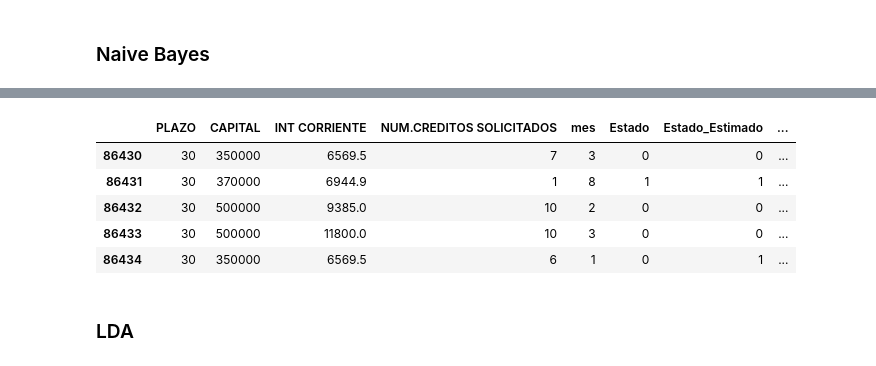
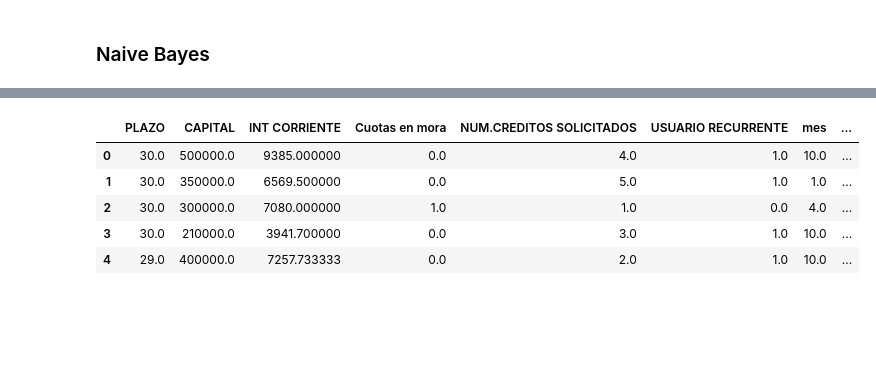
Before and after one commit to josemgoji/Entrega-Final, a Jupyter notebook: datalab/Modelos_NB_LDA.ipynb, the cells around one changed output, grey strips where cells are left out. Saved outputs shown, nothing was run; the diff lists cells and outputs as text; code cells hidden in the pictures; blank space fills up the shorter version.

Commit message:
:hammer: Update notebook modelos y eliminacion del balanceo en el notebook de Seleccion de caracteristicas

```diff
--- a/datalab/Modelos_NB_LDA.ipynb
+++ b/datalab/Modelos_NB_LDA.ipynb
@@ -166,5 +246,24 @@ def M_Naive_bayesTrain(X,y):
+# %%
+def modelo(df,target_col,model):
+
+    X = df.drop(columns=[target_col])
+    X = StandardScaler().fit_transform(X)
+    y = df[target_col]
+
+    ros = RandomOverSampler(random_state=0)
+    X, y = ros.fit_resample(X, y)
+
+    model.fit(X, y)
+
+    return model
 # %%
-def M_Naive_bayes(X, y, model):
+def graficas(df, target_col, model):
+
+    scaler = StandardScaler()
+    X = df.drop(columns=[target_col])
+    columns = X.columns
+    X = scaler.fit_transform(X)
+    y = df[target_col]
 
     y_pred = model.predict(X)
     y_proba = model.predict_proba(X)[:, 1]
@@ -176,22 +275,21 @@ def M_Naive_bayes(X, y, model):
     P_train_nb = model.predict(X)
     P_test_nb = model.predict(X)
 
-    fig, axs = plt.subplots(1, 3, figsize=(18, 6))
+    fig, axs = plt.subplots(1, 2, figsize=(18, 6))
 
     disp = ConfusionMatrixDisplay.from_estimator(model, X, y, normalize='true', xticks_rotation='vertical', ax=axs[0])
     axs[0].set_title('Train Data')
 
-    disp = ConfusionMatrixDisplay.from_estimator(model, X, y, normalize='true', xticks_rotation='vertical', ax=axs[1])
-    axs[1].set_title('Test Data')
-
-    plot_lift_curve(y, y_proba, ax=axs[2])
+    plot_lift_curve(y, y_proba, ax=axs[1])
 
     fig.subplots_adjust(wspace=0.3)
     plt.tight_layout()
     plt.show()
 
-    X['Estado'] = y
-    X['Estado_Estimado'] = y_pred
-    X['Probabilidad'] = np.round(y_proba * 100,2)
+    df = pd.DataFrame(scaler.inverse_transform(X), columns=columns)
 
-    return X
+    df['Estado'] = y
+    df['Estado_Estimado'] = y_pred
+    df['Probabilidad'] = np.round(y_proba * 100,2)
+
+    return df
@@ -213,0 +316,4 @@ weighted avg       0.77      0.71      0.71     21609
+# %%
+Modelo2 = modelo(df_credit_info,'mora',logistic_regression)
+# %%
+df_final2 = graficas (df_credit_info,'mora', model = Modelo2)
@@ -214,11 +332,9 @@ weighted avg       0.77      0.71      0.71     21609
 # %%
-df_final.head()
+df_final2.head()
 # %% [output]
-|  | PLAZO | CAPITAL | INT CORRIENTE | NUM.CREDITOS SOLICITADOS | mes | Estado | Estado_Estimado | ... |
-| 86430 | 30 | 350000 | 6569.5 | 7 | 3 | 0 | 0 | ... |
-| 86431 | 30 | 370000 | 6944.9 | 1 | 8 | 1 | 1 | ... |
-| 86432 | 30 | 500000 | 9385.0 | 10 | 2 | 0 | 0 | ... |
-| 86433 | 30 | 500000 | 11800.0 | 10 | 3 | 0 | 0 | ... |
-| 86434 | 30 | 350000 | 6569.5 | 6 | 1 | 0 | 1 | ... |
+|  | PLAZO | CAPITAL | INT CORRIENTE | Cuotas en mora | NUM.CREDITOS SOLICITADOS | USUARIO RECURRENTE | mes | ... |
+| 0 | 30.0 | 500000.0 | 9385.000000 | 0.0 | 4.0 | 1.0 | 10.0 | ... |
+| 1 | 30.0 | 350000.0 | 6569.500000 | 0.0 | 5.0 | 1.0 | 1.0 | ... |
+| 2 | 30.0 | 300000.0 | 7080.000000 | 1.0 | 1.0 | 0.0 | 4.0 | ... |
+| 3 | 30.0 | 210000.0 | 3941.700000 | 0.0 | 3.0 | 1.0 | 10.0 | ... |
+| 4 | 29.0 | 400000.0 | 7257.733333 | 0.0 | 2.0 | 1.0 | 10.0 | ... |
-# %% [markdown]
-### LDA
```
Also changed, not shown: parts of 50 cells of this notebook, 4 other files.
